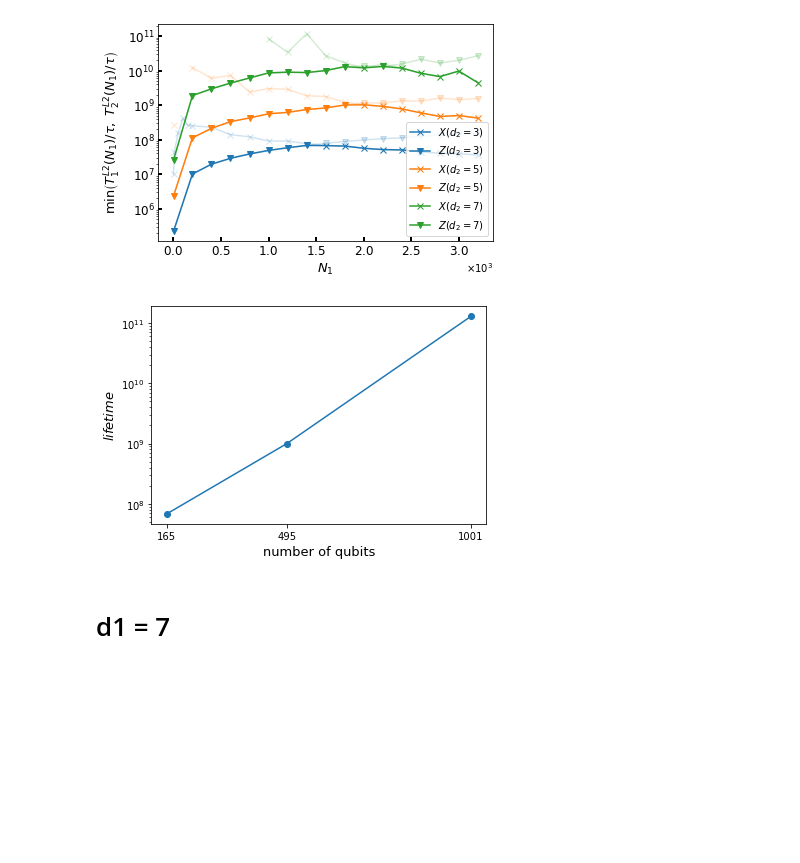
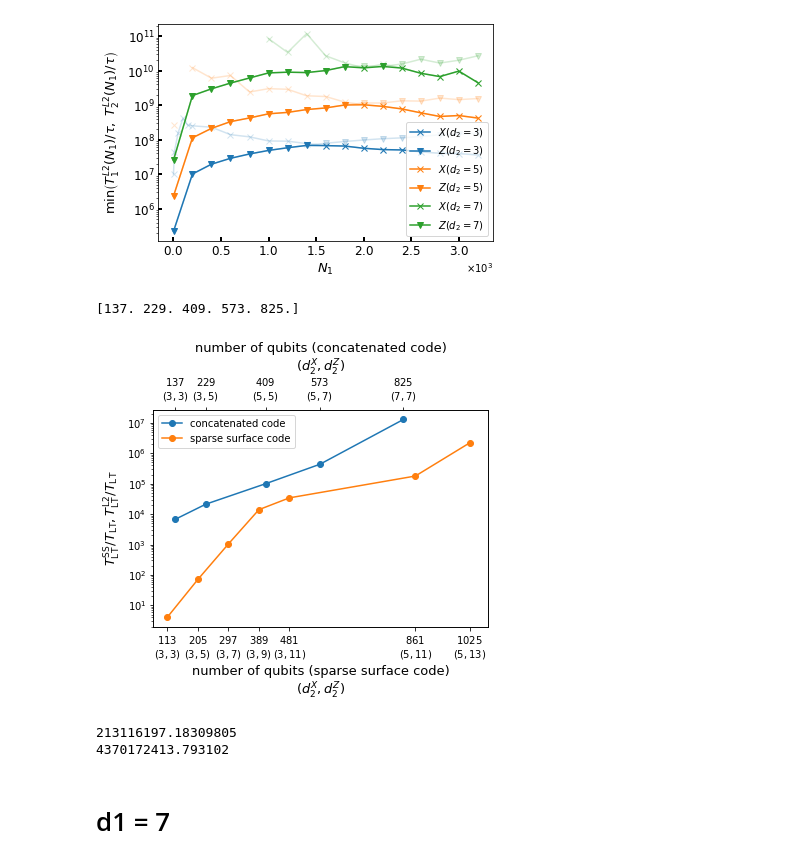
Before and after one commit to kono0924/Fujii-lab, a Jupyter notebook: surface_realistic/realistic_single_round/csv_view.ipynb, the cells around one changed output. Saved outputs shown, nothing was run; the diff lists cells and outputs as text; code cells hidden in the pictures; blank space fills up the shorter version.

```diff
--- a/surface_realistic/realistic_single_round/csv_view.ipynb
+++ b/surface_realistic/realistic_single_round/csv_view.ipynb
@@ -298,0 +313,12 @@ plt.show()
+# %%
+d1 = 3
+
+d2 = 3
+N1 = 500
+pL = 2.3000000000000014e-05
+print(d2*(6*N1+4*d1+1)/pL)
+
+d2 = 5
+N1 = 1500
+pL = 3e-06
+print(d2*(6*N1+4*d1+1)/pL)
@@ -573,22 +602,49 @@ plt.show()
 13220999999.999994
 [figure]
 # %%
-cd_list =[[3,3],[5,5],[7,7]]
-lifetime_list = np.array([6.8*10**7,1*10**9,1.3*10**11])
+cd_list =[[3,3],[3,5],[5,5],[5,7],[7,7]]
+lifetime_list = np.array([6.8*10**7,213116197,1*10**9,4370172413,1.3*10**11])
 number_list = np.array([])
 def qubits_number(d1,dx,dz):
-    return dz*(2*dx-1)*(2*d1 -1) + (4*dx*dz-dx-dz)
+    return dz*(2*dx-1)*(2*d1 -1) + dz-1
 for cd in cd_list:
     number_list = np.append(number_list,qubits_number(5,cd[0],cd[1]))
+print(number_list)
 fig, ax = plt.subplots()
-ax.plot(number_list, lifetime_list,marker='o')
-ax.set_xlabel(r"number of qubits", fontsize=13)
-ax.set_ylabel(r'$lifetime$', fontsize=13)
-ax.set_xticks(number_list)
+ax2 = ax.twiny()
+ax.plot(number_list, lifetime_list/10000,marker='o',label="concatenated code")
+ax.plot([113,205,297,389,481,861,1025],
+        np.array([4.10502339e+04, 7.14762971e+05, 1.04541262e+07, 1.40420291e+08,3.43426440e+08, 1.79298933e+09, 2.21373703e+10])/10000,marker='o',label="sparse surface code")
+ax.set_xlabel(r"number of qubits (sparse surface code)"+"\n"+r"$(d^{X}_{2},d^{Z}_{2})$", fontsize=13)
+ax2.set_xlabel(r"number of qubits (concatenated code)"+"\n"+r"$(d^{X}_{2},d^{Z}_{2})$", fontsize=13)
+ax.set_ylabel(r'$T_{\mathrm{LT}}^{\mathrm{SS}}/T_{\mathrm{LT}}, T_{\mathrm{LT}}^{\mathrm{L2}}/T_{\mathrm{LT}}$', fontsize=13)
+ax.set_xticks([113,205,297,389,481,861,1025])
+ax.set_xticklabels([r"$113$"+"\n"+r"$(3,3)$",r"$205$"+"\n"+r"$(3,5)$",r"$297$"+"\n"+r"$(3,7)$",r"$389$"+"\n"+r"$(3,9)$",
+                    r"$481$"+"\n"+r"$(3,11)$",r"$861$"+"\n"+r"$(5,11)$",r"$1025$"+"\n"+r"$(5,13)$"])
+ax2.set_xticks(number_list)
+ax2.set_xticklabels([r"$137$"+"\n"+r"$(3,3)$",r"$229$"+"\n"+r"$(3,5)$",r"$409$"+"\n"+r"$(5,5)$",r"$573$"+"\n"+r"$(5,7)$",r"$825$"+"\n"+r"$(7,7)$"])
 ax.set_yscale("log")
+ax.set_xlim(70,1080)
+ax2.set_xlim(70,1080)
+ax.legend()
 plt.show()
 # %% [output]
+[137. 229. 409. 573. 825.]
-[figure, old version]
+[figure, new version]
+# %%
+d1 = 5
+d2 = 5
+N1 = 400
+pL = 5.680000000000015e-05
+print(d2*(6*N1+4*d1+1)/pL)
+
+d2 = 7
+N1 = 600
+pL = 5.800000000000002e-06
+print(d2*(6*N1+4*d1+1)/pL)
+# %% [output]
+213116197.18309805
+4370172413.793102
 # %% [markdown]
 # d1 = 7
 # %%
```
Also changed, not shown: parts of 4 cells of this notebook, 1 other file.
